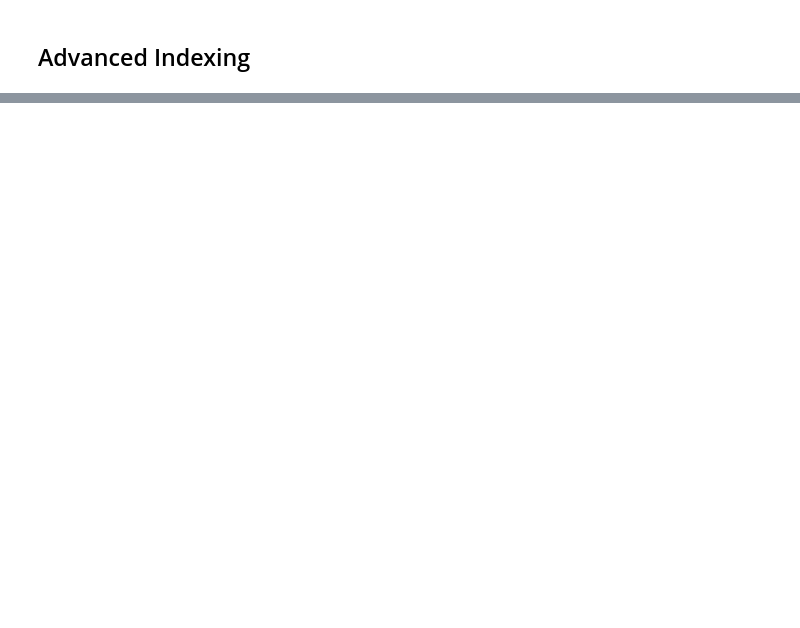
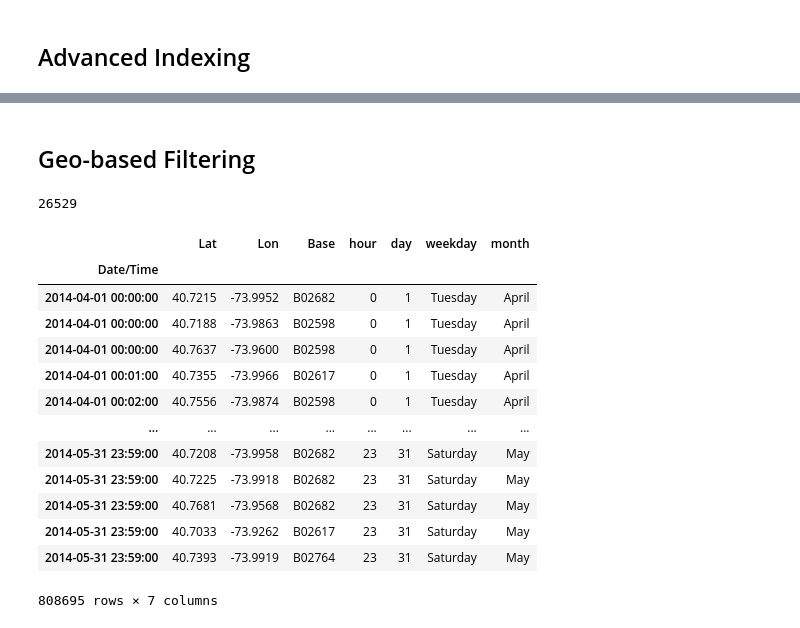
Before and after one commit to Ambily313/Uber-NYC-Trip-Analysis, a Jupyter notebook: ubernyc.ipynb, the cells around one changed output, grey strips where cells are left out. Drawn from its saved outputs; the diff is of its cells as text; code cells hidden in the pictures; blank space fills up the shorter version.

```diff
--- a/ubernyc.ipynb
+++ b/ubernyc.ipynb
@@ -262,0 +403,27 @@ dtype: int64
+# %% [markdown]
+## Geo-based Filtering
+# %%
+# How many trips had pickup latitude > 40.8?
+(april_may['Lat']>40.8).sum()
+# %% [output]
+26529
+# %%
+# Filter for pickups within Manhattan (lat 40.70-40.85 and lon -74 to -73.9).
+manhattan_trips =april_may[(april_may['Lat'].between(40.70,40.85)) & (april_may['Lon'].between(-74, -73.9) )]
+
+manhattan_trips
+# %% [output]
+|  | Lat | Lon | Base | hour | day | weekday | month |
+| Date/Time |  |  |  |  |  |  |  |
+| 2014-04-01 00:00:00 | 40.7215 | -73.9952 | B02682 | 0 | 1 | Tuesday | April |
+| 2014-04-01 00:00:00 | 40.7188 | -73.9863 | B02598 | 0 | 1 | Tuesday | April |
+| 2014-04-01 00:00:00 | 40.7637 | -73.9600 | B02598 | 0 | 1 | Tuesday | April |
+| 2014-04-01 00:01:00 | 40.7355 | -73.9966 | B02617 | 0 | 1 | Tuesday | April |
+| 2014-04-01 00:02:00 | 40.7556 | -73.9874 | B02598 | 0 | 1 | Tuesday | April |
+| ... | ... | ... | ... | ... | ... | ... | ... |
+| 2014-05-31 23:59:00 | 40.7208 | -73.9958 | B02682 | 23 | 31 | Saturday | May |
+| 2014-05-31 23:59:00 | 40.7225 | -73.9918 | B02682 | 23 | 31 | Saturday | May |
+| 2014-05-31 23:59:00 | 40.7681 | -73.9568 | B02682 | 23 | 31 | Saturday | May |
+| 2014-05-31 23:59:00 | 40.7033 | -73.9262 | B02617 | 23 | 31 | Saturday | May |
+| 2014-05-31 23:59:00 | 40.7393 | -73.9919 | B02764 | 23 | 31 | Saturday | May |
+808695 rows × 7 columns
```
Also changed, not shown: parts of 16 cells of this notebook.
